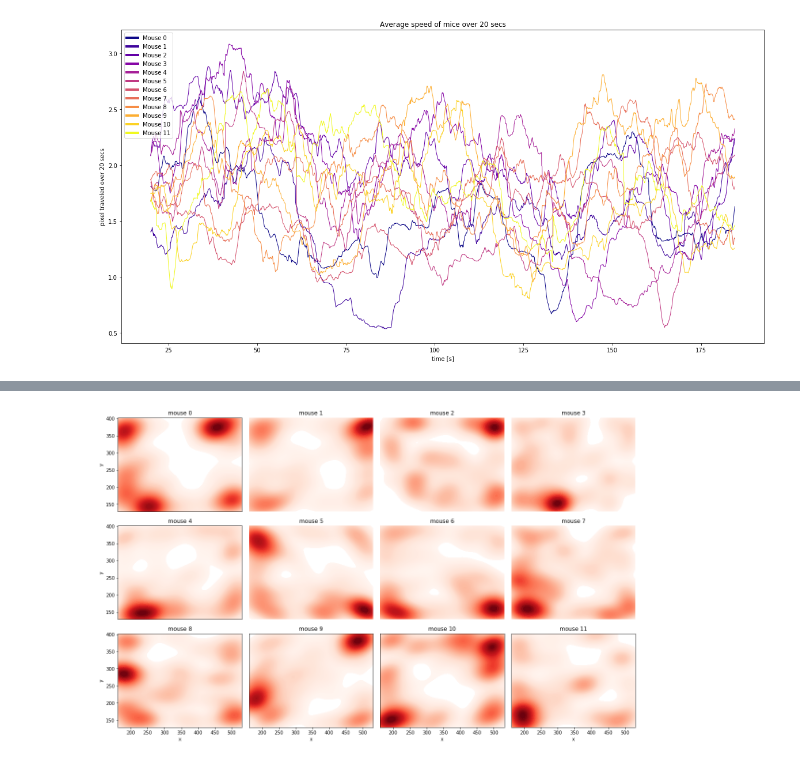
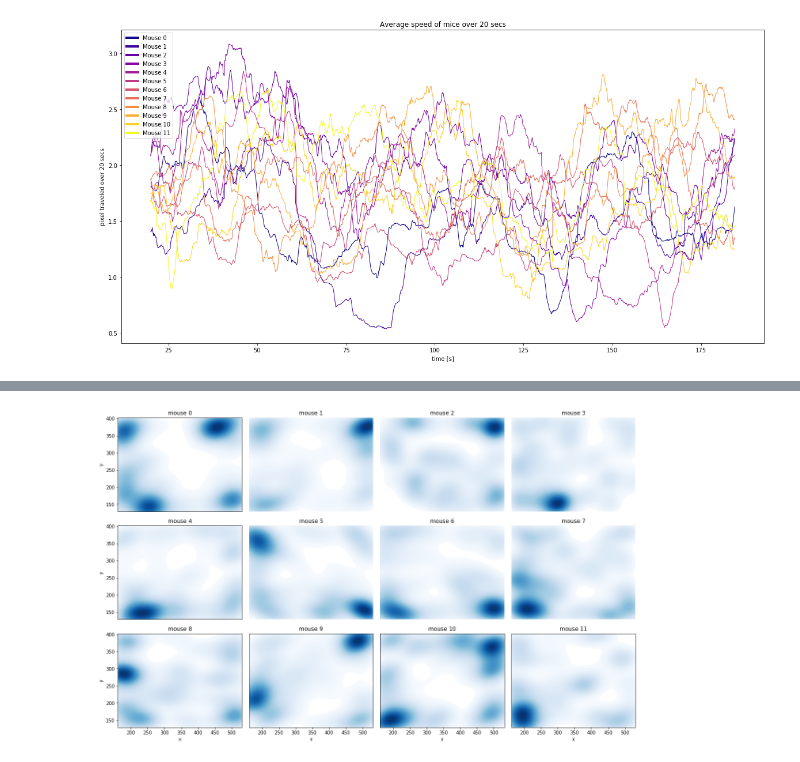
Before and after one commit to Croxa/UMA-Tracker-Analysis, a Jupyter notebook: uma_tracker_analysis.ipynb, the cells around one changed output, grey strips where cells are left out. Saved outputs shown, nothing was run; the diff lists cells and outputs as text; code cells hidden in the pictures.

```diff
--- a/uma_tracker_analysis.ipynb
+++ b/uma_tracker_analysis.ipynb
@@ -11,7 +11,7 @@ The output is a comma-seperated file (csv) with the frame positions in the first
 ### 3. Additionally you have to enter the framerate of the tracked video, so that the graphs show the results in seconds and not frames. If you are using UMA-Tracker, you can find the framerate in the "info"-file
 # %%
 # Add the path to the filname here in quotes ("example.csv")
-filename = "Trial2_cut-position-fixed.csv"
+filename = "example_results.csv"
 # Choose a colormap from matplotlib in qoutes (""). Two colormaps that are often used are "plasma" and "viridis"
 colormap = "plasma"
 # Add the framerate of the tracked video. If you are using UMA-Tracker, you can find it in the "info"-file
@@ -37,11 +37,13 @@ from scipy import stats, integrate
 
 # Set some variables for the analysis
 
-pos_df = pd.read_csv("Trial2_cut-position-fixed.csv")
+pos_df = pd.read_csv(filename)
 pos_df.set_index("position", drop=True, inplace=True)
 
 if not os.path.exists('graphs'):
     os.makedirs('graphs')
+if not os.path.exists('files'):
+    os.makedirs('files')
 short_fn = filename[:-4]
 # %% [markdown]
 # <center><u>3-D Graphs</u></center>
@@ -306,5 +324,7 @@ calculate_speed(pos_df, short_fn, colormap, frame_rate)
+# %%
+colormap = "Blues"
 # %%
-def most_visited_area(pos_df, fn, radius):
+def most_visited_area(pos_df, fn, cmap):
     number_of_mice = round(len(pos_df.columns)/2)
 
 
@@ -328,38 +348,34 @@ def most_visited_area(pos_df, fn, radius):
 
     for x_name,y_name, i in zip(x_rows.columns, y_rows.columns, range(len(y_rows.columns))):
         axes1.append(fig1.add_subplot(gs1[int(i/number_of_cols), i%number_of_cols]))
     # load the coordinates file
     #x, y = np.loadtxt('coords.txt', unpack=True)
         x = x_rows[x_name]
         y = y_rows[y_name]
     # call the kernel density estimator function
-        sn.kdeplot(x=x,y=y, cmap="Reds", shade=True, thresh=0.05, n_levels=100, gridsize=100, ax=axes1[-1])
+        sn.kdeplot(x=x,y=y, cmap=cmap, shade=True, thresh=0.05, n_levels=100, gridsize=100, ax=axes1[-1])
 
         if int(i/number_of_cols) == number_of_rows -1 and i%number_of_cols == 0:
             axes1[-1].set_xlabel('x')
             axes1[-1].set_ylabel("y")
         elif int(i/number_of_cols) == number_of_rows -1 :
             axes1[-1].set_xlabel('x')
             axes1[-1].get_yaxis().set_visible(False)
         elif i%number_of_cols == 0:
 
             axes1[-1].set_ylabel("y")
             axes1[-1].get_xaxis().set_visible(False)
         else:
             axes1[-1].axis('off')
         axes1[-1].set_xlim(x_min, x_max)
         axes1[-1].set_ylim(y_min, y_max)
         axes1[-1].set_title(f"mouse {i}")
-    # the function has additional parameters you can play around with to fine-tune your heatmap, e.g.:
-    #ax = sns.kdeplot(x, y, kernel="gau", bw = 25, cmap="Reds", n_levels = 50, shade=True, shade_lowest=False, gridsize=100)
 
-    # plot your KDE
-    #ax.set_frame_on(False)
 
-    fig1.savefig(f"{fn}_")
+    fig1.savefig(f"graphs/{fn}_prob_area_heatmap.png")
 
 
 
-most_visited_area(pos_df, short_fn, 10)
+most_visited_area(pos_df, short_fn, colormap)
 # %% [output]
-[figure, old version]
+[figure, new version]
```
Also changed, not shown: parts of 6 cells of this notebook, 2 other files.
